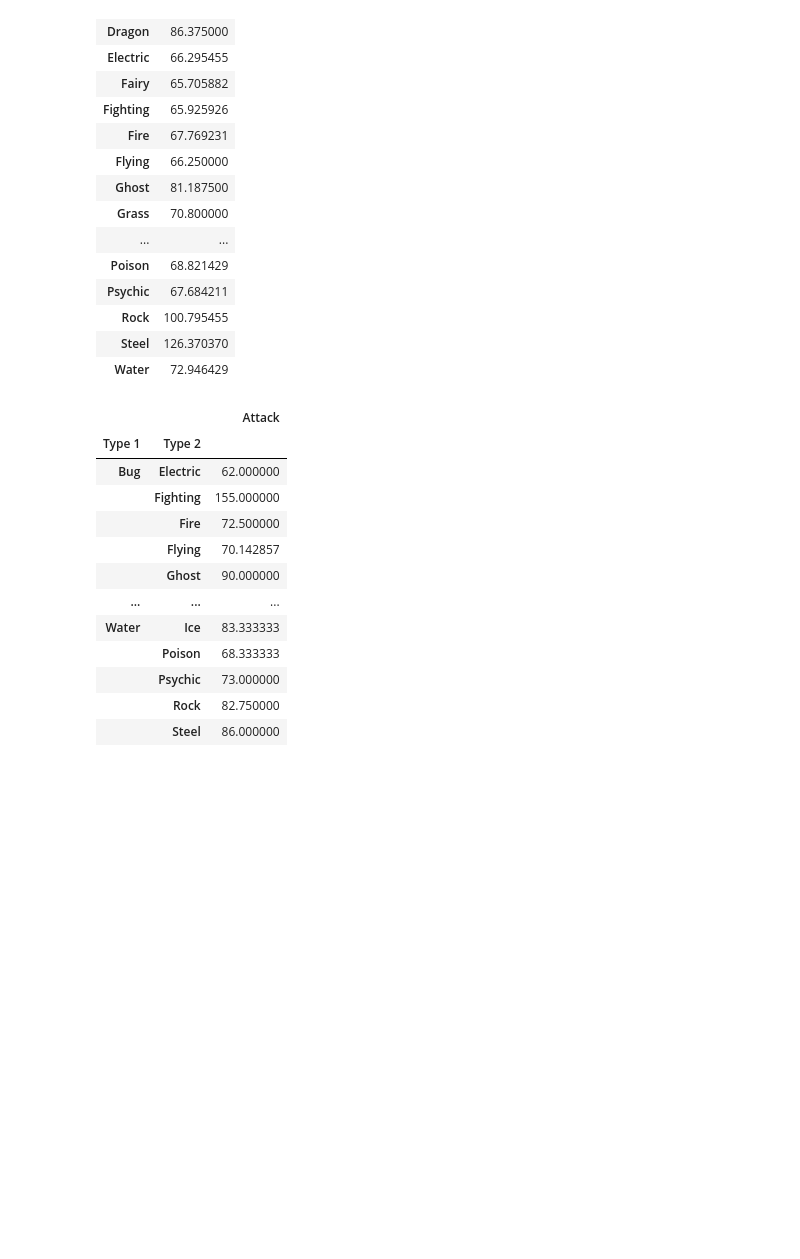
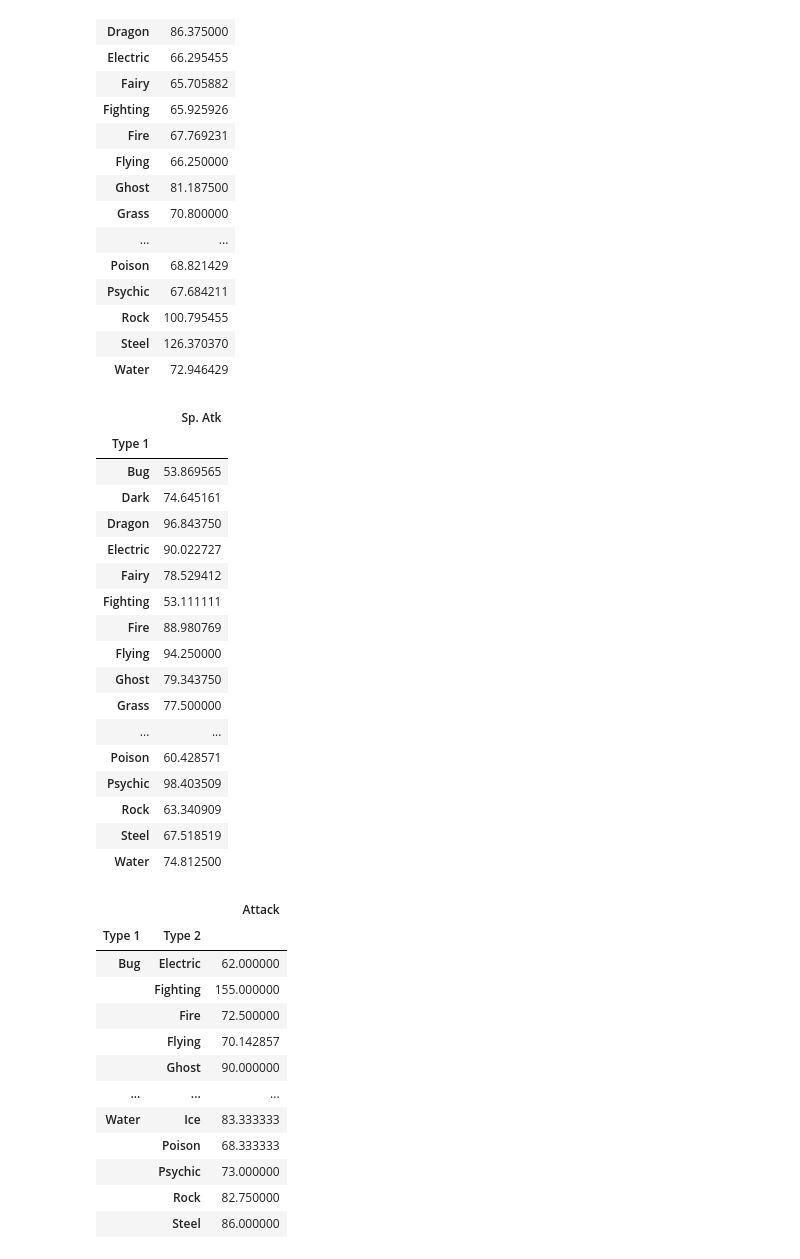
Before and after one commit to WillianVeras/avaliacaon1, a Jupyter notebook: Regressao_Linear_Trab1.ipynb, the cells around one changed output. Drawn from its saved outputs; the diff is of its cells as text; code cells hidden in the pictures; blank space fills up the shorter version.

```diff
--- a/Regressao_Linear_Trab1.ipynb
+++ b/Regressao_Linear_Trab1.ipynb
@@ -159,6 +159,29 @@ agrs2
 | Rock | 100.795455 |
 | Steel | 126.370370 |
 | Water | 72.946429 |
+# %%
+#Agrupamento Simples - Média de Velocidade de Ataque por Tipo
+agrs3 = df[["Type 1","Sp. Atk"]].groupby(["Type 1"]).mean()
+agrs3
+# %% [output]
+|  | Sp. Atk |
+| Type 1 |  |
+| Bug | 53.869565 |
+| Dark | 74.645161 |
+| Dragon | 96.843750 |
+| Electric | 90.022727 |
+| Fairy | 78.529412 |
+| Fighting | 53.111111 |
+| Fire | 88.980769 |
+| Flying | 94.250000 |
+| Ghost | 79.343750 |
+| Grass | 77.500000 |
+| ... | ... |
+| Poison | 60.428571 |
+| Psychic | 98.403509 |
+| Rock | 63.340909 |
+| Steel | 67.518519 |
+| Water | 74.812500 |
 # %%
 #Agrupamento - Média de Ataque por Tipos
 agrp = df[["Type 1","Type 2","Attack"]].groupby(["Type 1","Type 2"]).mean()
```
Also changed, not shown: parts of 2 cells of this notebook.
